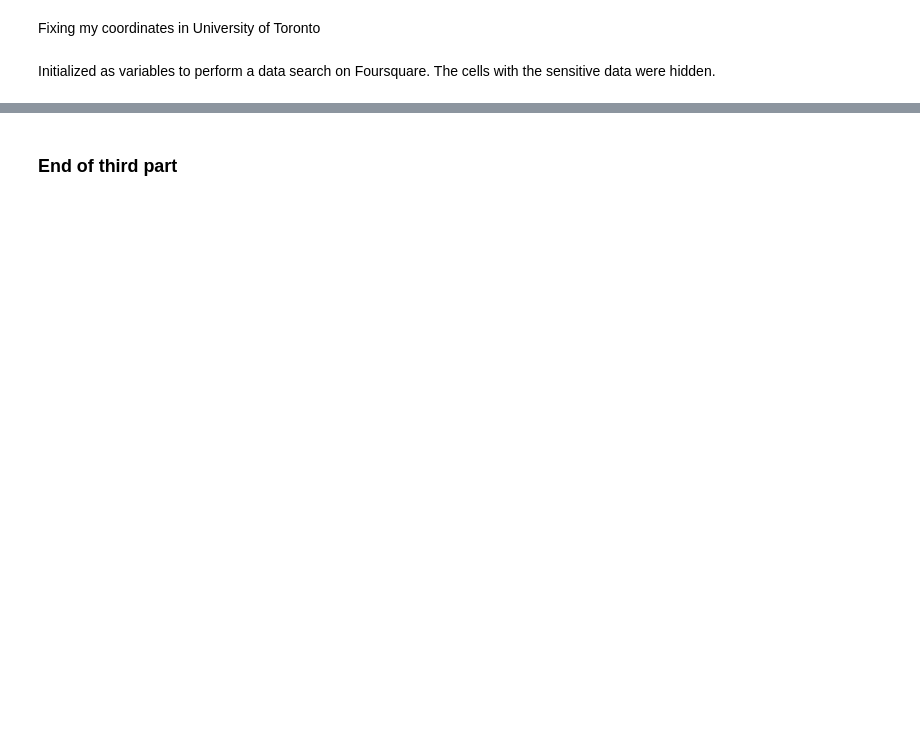
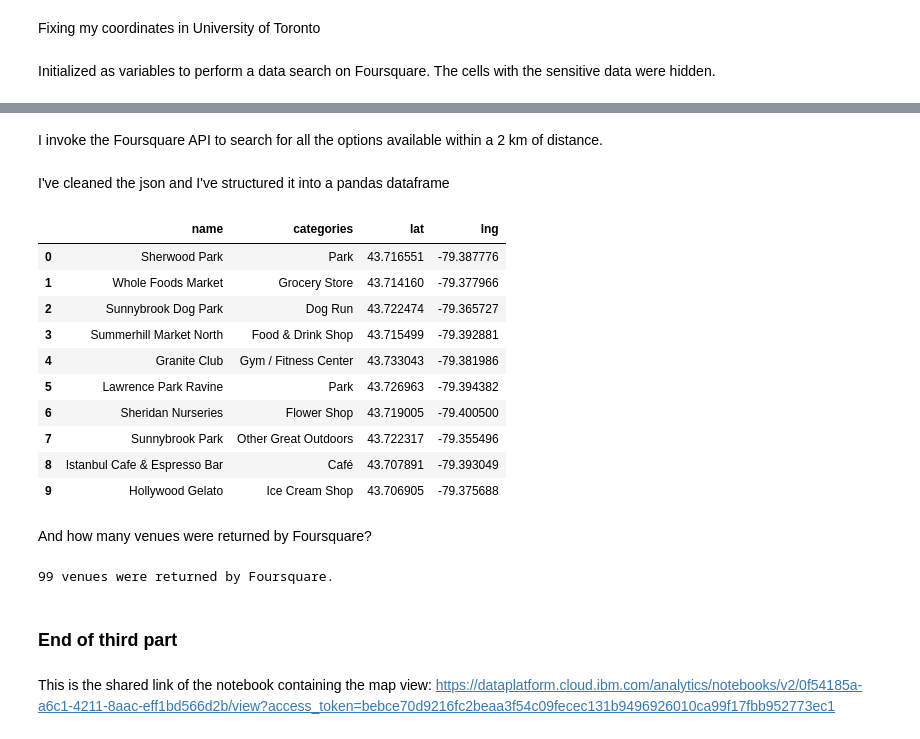
Before and after one commit to herculeshssj/Coursera_Capstone, a Jupyter notebook: Toronto-Neighborhood.ipynb, the cells around one changed output, grey strips where cells are left out. Drawn from its saved outputs; the diff is of its cells as text; code cells hidden in the pictures; blank space fills up the shorter version.

```diff
--- a/Toronto-Neighborhood.ipynb
+++ b/Toronto-Neighborhood.ipynb
@@ -203,5 +197,57 @@ CLIENT_SECRET:<client_secret>
+# %% [markdown]
+I invoke the Foursquare API to search for all the options available within a 2 km of distance.
 # %%
 results = requests.get(url).json()
 results
+# %%
+# function that extracts the category of the venue
+def get_category_type(row):
+    try:
+        categories_list = row['categories']
+    except:
+        categories_list = row['venue.categories']
+
+    if len(categories_list) == 0:
+        return None
+    else:
+        return categories_list[0]['name']
+# %% [markdown]
+I've cleaned the json and I've structured it into a pandas dataframe
+# %%
+venues = results['response']['groups'][0]['items']
+
+nearby_venues = json_normalize(venues) # flatten JSON
+
+# filter columns
+filtered_columns = ['venue.name', 'venue.categories', 'venue.location.lat', 'venue.location.lng']
+nearby_venues =nearby_venues.loc[:, filtered_columns]
+
+# filter the category for each row
+nearby_venues['venue.categories'] = nearby_venues.apply(get_category_type, axis=1)
+
+# clean columns
+nearby_venues.columns = [col.split(".")[-1] for col in nearby_venues.columns]
+# %%
+nearby_venues.head(10)
+# %% [output]
+|  | name | categories | lat | lng |
+| 0 | Sherwood Park | Park | 43.716551 | -79.387776 |
+| 1 | Whole Foods Market | Grocery Store | 43.714160 | -79.377966 |
+| 2 | Sunnybrook Dog Park | Dog Run | 43.722474 | -79.365727 |
+| 3 | Summerhill Market North | Food & Drink Shop | 43.715499 | -79.392881 |
+| 4 | Granite Club | Gym / Fitness Center | 43.733043 | -79.381986 |
+| 5 | Lawrence Park Ravine | Park | 43.726963 | -79.394382 |
+| 6 | Sheridan Nurseries | Flower Shop | 43.719005 | -79.400500 |
+| 7 | Sunnybrook Park | Other Great Outdoors | 43.722317 | -79.355496 |
+| 8 | Istanbul Cafe & Espresso Bar | Café | 43.707891 | -79.393049 |
+| 9 | Hollywood Gelato | Ice Cream Shop | 43.706905 | -79.375688 |
+# %% [markdown]
+And how many venues were returned by Foursquare?
+# %%
+print('{} venues were returned by Foursquare.'.format(nearby_venues.shape[0]))
+# %% [output]
+99 venues were returned by Foursquare.
 # %% [markdown]
 ### End of third part
+# %% [markdown]
+This is the shared link of the notebook containing the map view: https://dataplatform.cloud.ibm.com/analytics/notebooks/v2/0f54185a-a6c1-4211-8aac-eff1bd566d2b/view?access_token=bebce70d9216fc2beaa3f54c09fecec131b9496926010ca99f17fbb952773ec1
```
Also changed, not shown: parts of 2 cells of this notebook.
